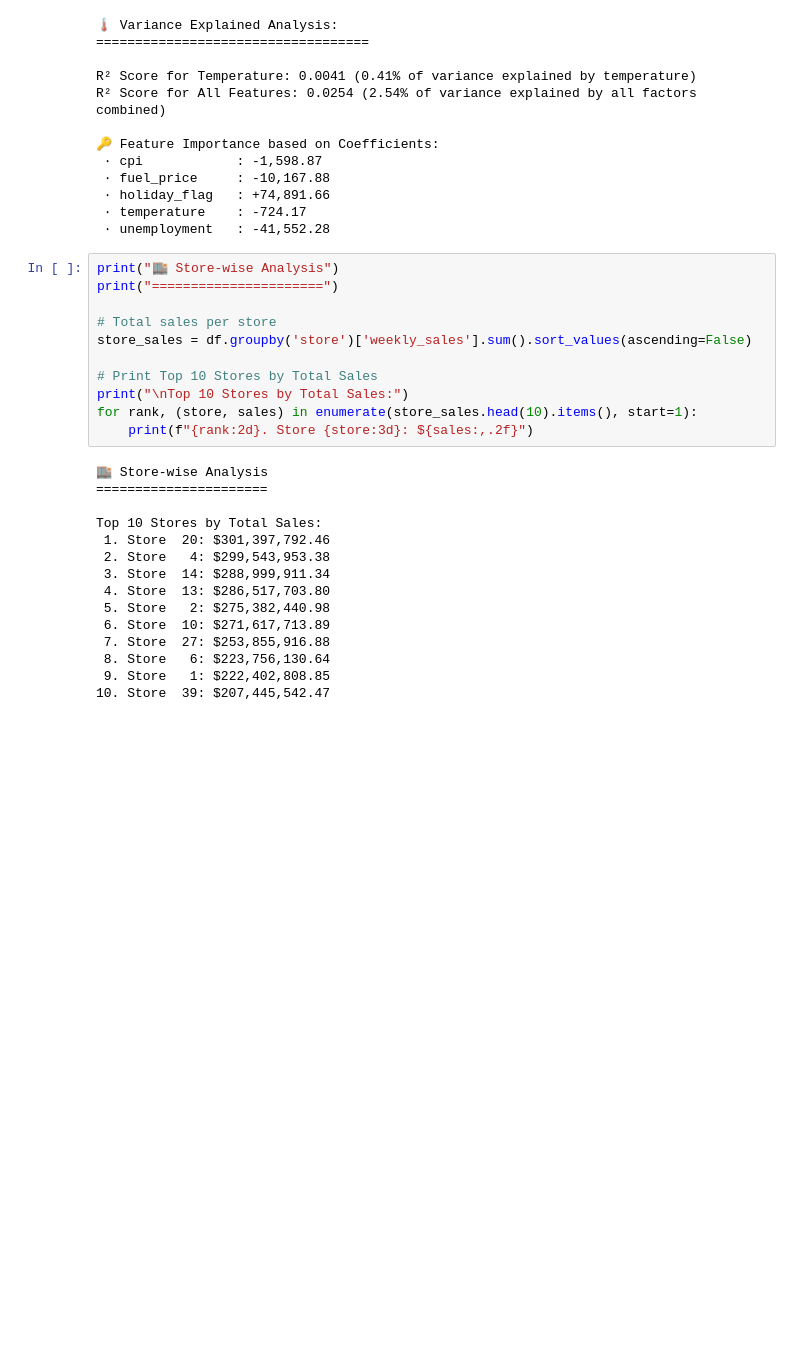
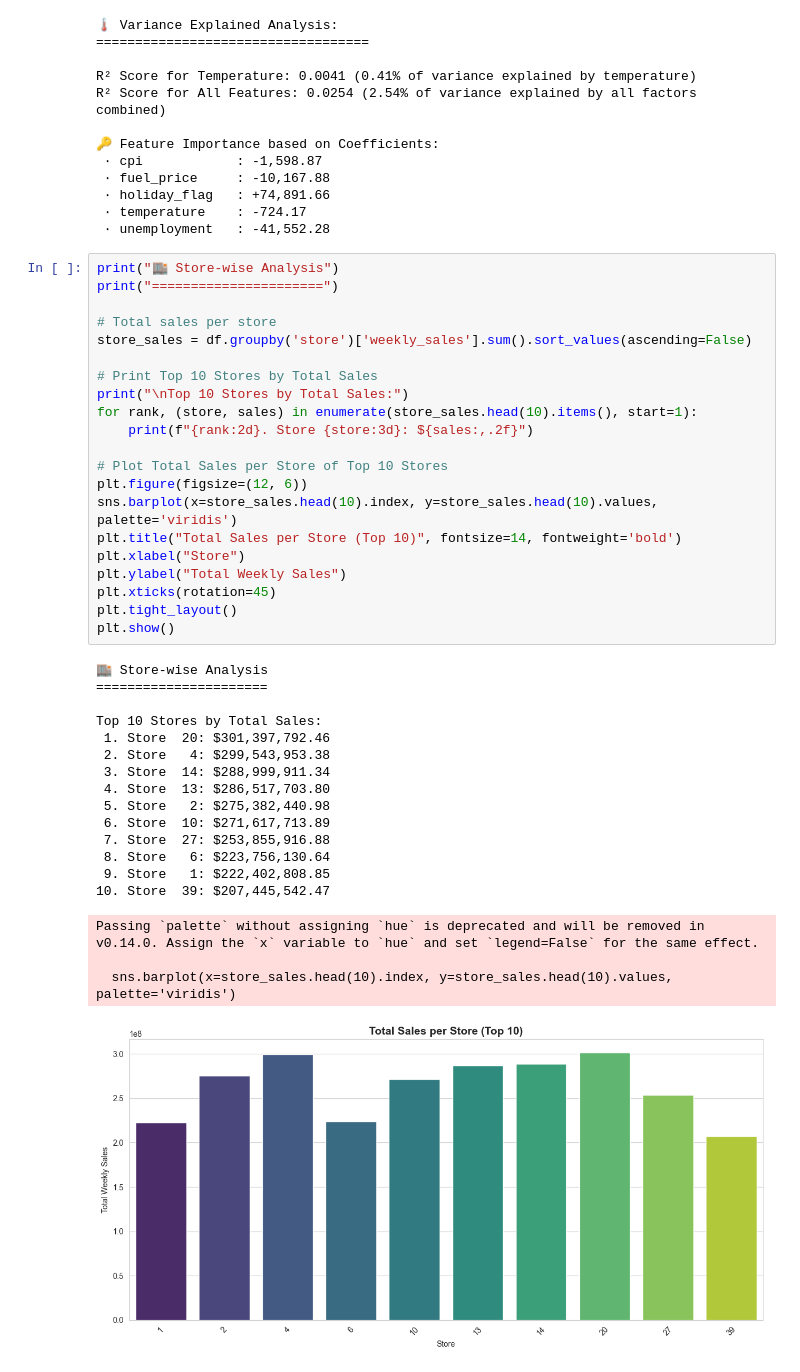
Before and after one commit to Cesar312/retailer_sales_forecasting_system, a Jupyter notebook: notebooks/Walmart-Retail-Sales-Data-Analysis.ipynb, the cells around one changed output. Cells and saved outputs as stored; diff of their text form; blank space fills up the shorter version.

Commit message:
Added visualization to Store-Wise analysis

```diff
--- a/notebooks/Walmart-Retail-Sales-Data-Analysis.ipynb
+++ b/notebooks/Walmart-Retail-Sales-Data-Analysis.ipynb
@@ -195,26 +195,40 @@ R² Score for All Features: 0.0254 (2.54% of variance explained by all factors c
 # %%
 print("🏬 Store-wise Analysis")
 print("======================")
 
 # Total sales per store
 store_sales = df.groupby('store')['weekly_sales'].sum().sort_values(ascending=False)
 
 # Print Top 10 Stores by Total Sales
 print("\nTop 10 Stores by Total Sales:")
 for rank, (store, sales) in enumerate(store_sales.head(10).items(), start=1):
     print(f"{rank:2d}. Store {store:3d}: ${sales:,.2f}")
+
+# Plot Total Sales per Store of Top 10 Stores
+plt.figure(figsize=(12, 6))
+sns.barplot(x=store_sales.head(10).index, y=store_sales.head(10).values, palette='viridis')
+plt.title("Total Sales per Store (Top 10)", fontsize=14, fontweight='bold')
+plt.xlabel("Store")
+plt.ylabel("Total Weekly Sales")
+plt.xticks(rotation=45)
+plt.tight_layout()
+plt.show()
 # %% [output]
 🏬 Store-wise Analysis
 ======================
 
 Top 10 Stores by Total Sales:
  1. Store  20: $301,397,792.46
  2. Store   4: $299,543,953.38
  3. Store  14: $288,999,911.34
  4. Store  13: $286,517,703.80
  5. Store   2: $275,382,440.98
  6. Store  10: $271,617,713.89
  7. Store  27: $253,855,916.88
  8. Store   6: $223,756,130.64
  9. Store   1: $222,402,808.85
 10. Store  39: $207,445,542.47
+Passing `palette` without assigning `hue` is deprecated and will be removed in v0.14.0. Assign the `x` variable to `hue` and set `legend=False` for the same effect.
+
+  sns.barplot(x=store_sales.head(10).index, y=store_sales.head(10).values, palette='viridis')
+[figure, added]
```
